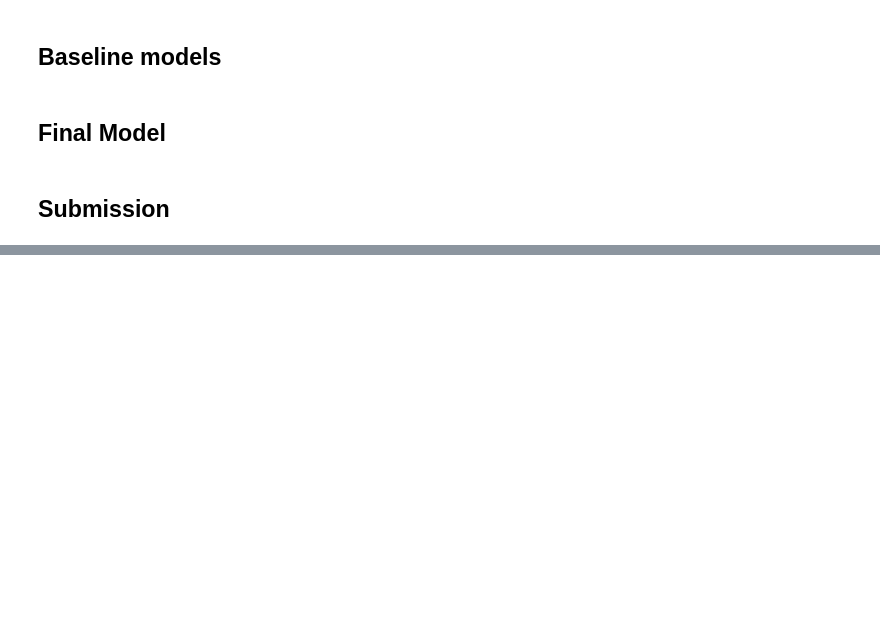
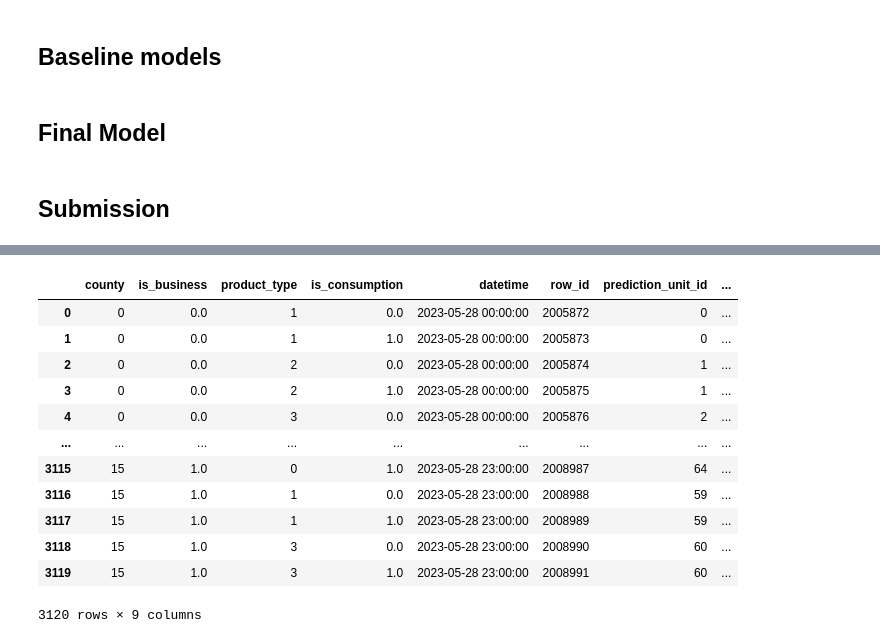
Before and after one commit to lmalms/sequence-learners, a Jupyter notebook: enefit-lightgbm.ipynb, the cells around one changed output, grey strips where cells are left out. Saved outputs shown, nothing was run; the diff lists cells and outputs as text; code cells hidden in the pictures; blank space fills up the shorter version.

```diff
--- a/enefit-lightgbm.ipynb
+++ b/enefit-lightgbm.ipynb
@@ -162,0 +246,22 @@ def preprocess_test_data(df: pd.DataFrame) -> pd.DataFrame:
+# %%
+previous_test_df = test_dfs[0]
+previous_sample_prediction = sample_prediction_dfs[0]
+previous_test_df = preprocess_test_data(previous_test_df)
+# %%
+previous_test_df = previous_test_df.merge(right=previous_sample_prediction, how="inner", on="row_id")
+# %%
+previous_test_df
+# %% [output]
+|  | county | is_business | product_type | is_consumption | datetime | row_id | prediction_unit_id | ... |
+| 0 | 0 | 0.0 | 1 | 0.0 | 2023-05-28 00:00:00 | 2005872 | 0 | ... |
+| 1 | 0 | 0.0 | 1 | 1.0 | 2023-05-28 00:00:00 | 2005873 | 0 | ... |
+| 2 | 0 | 0.0 | 2 | 0.0 | 2023-05-28 00:00:00 | 2005874 | 1 | ... |
+| 3 | 0 | 0.0 | 2 | 1.0 | 2023-05-28 00:00:00 | 2005875 | 1 | ... |
+| 4 | 0 | 0.0 | 3 | 0.0 | 2023-05-28 00:00:00 | 2005876 | 2 | ... |
+| ... | ... | ... | ... | ... | ... | ... | ... | ... |
+| 3115 | 15 | 1.0 | 0 | 1.0 | 2023-05-28 23:00:00 | 2008987 | 64 | ... |
+| 3116 | 15 | 1.0 | 1 | 0.0 | 2023-05-28 23:00:00 | 2008988 | 59 | ... |
+| 3117 | 15 | 1.0 | 1 | 1.0 | 2023-05-28 23:00:00 | 2008989 | 59 | ... |
+| 3118 | 15 | 1.0 | 3 | 0.0 | 2023-05-28 23:00:00 | 2008990 | 60 | ... |
+| 3119 | 15 | 1.0 | 3 | 1.0 | 2023-05-28 23:00:00 | 2008991 | 60 | ... |
+3120 rows × 9 columns
```
Also changed, not shown: parts of 15 cells of this notebook.
